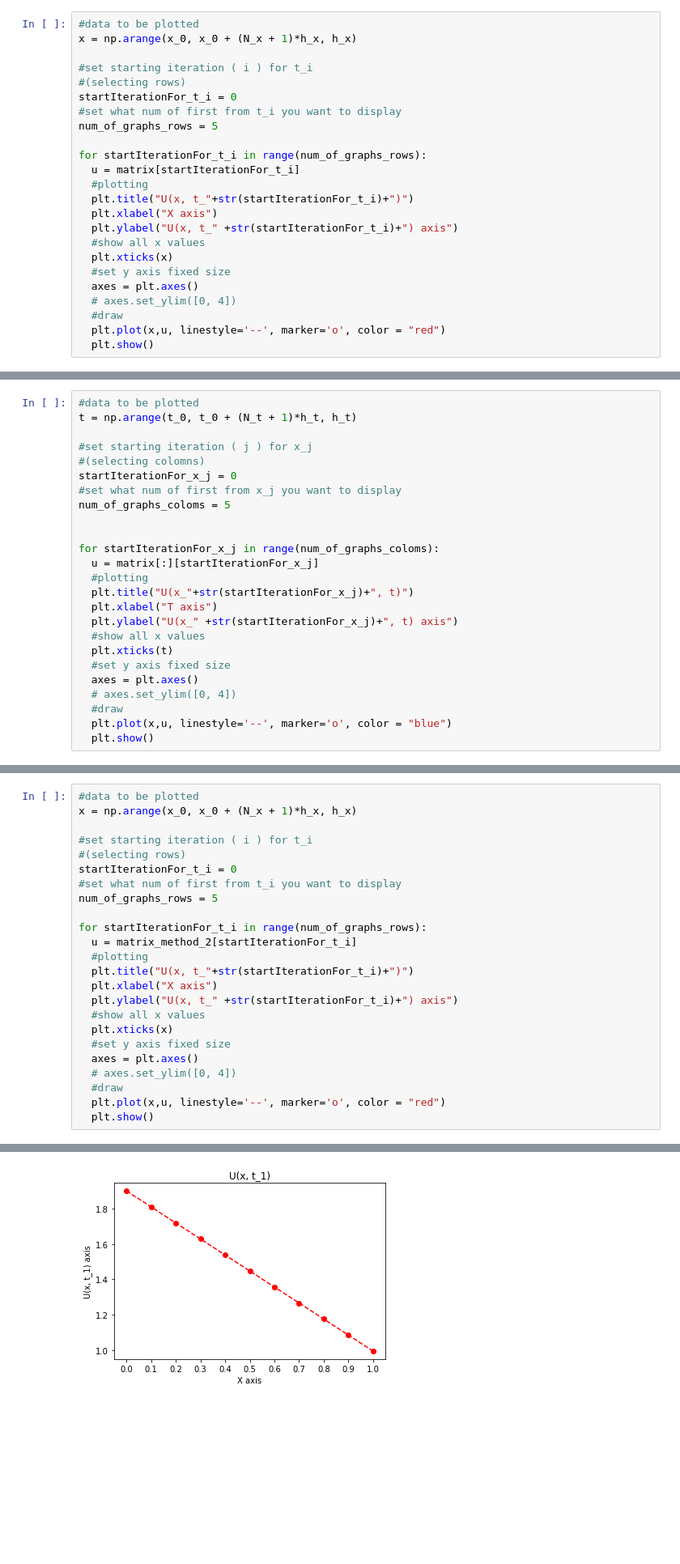
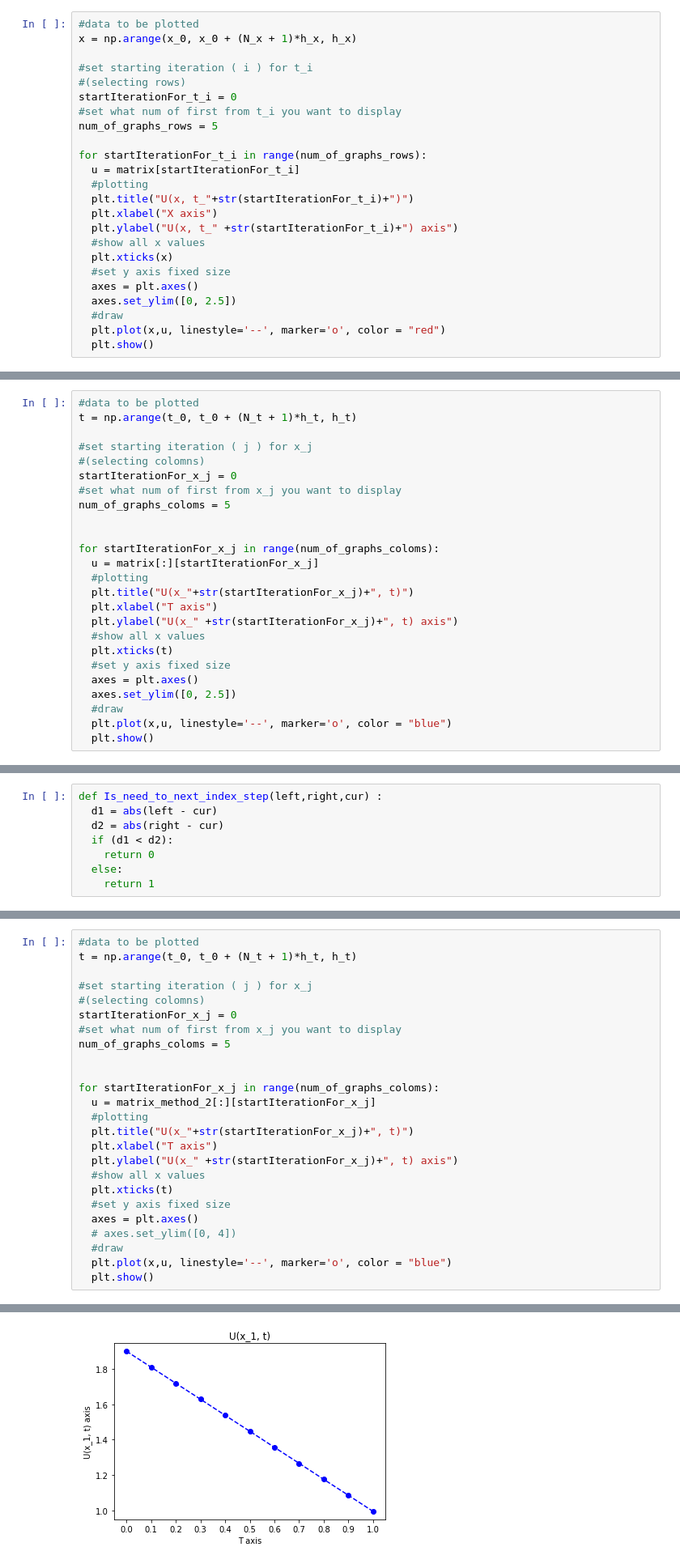
Before and after one commit to HIDDENDEN/Math_models, a Jupyter notebook: MyWork.ipynb, the cells around one changed output, grey strips where cells are left out. Shown at 81% size. Saved outputs shown, nothing was run; the diff lists cells and outputs as text; blank space fills up the shorter version.

```diff
--- a/MyWork.ipynb
+++ b/MyWork.ipynb
@@ -144,7 +144,7 @@ for startIterationFor_t_i in range(num_of_graphs_rows):
   plt.xticks(x)
   #set y axis fixed size
   axes = plt.axes()
-  # axes.set_ylim([0, 4])
+  axes.set_ylim([0, 2.5])
   #draw
   plt.plot(x,u, linestyle='--', marker='o', color = "red")
   plt.show()
@@ -177,7 +177,7 @@ for startIterationFor_x_j in range(num_of_graphs_coloms):
   plt.xticks(t)
   #set y axis fixed size
   axes = plt.axes()
-  # axes.set_ylim([0, 4])
+  axes.set_ylim([0, 2.5])
   #draw
   plt.plot(x,u, linestyle='--', marker='o', color = "blue")
   plt.show()
@@ -342,0 +343,8 @@ def integral_A_to_B_test(a,b,f, x_i, t_j):
+# %%
+def Is_need_to_next_index_step(left,right,cur) :
+  d1 = abs(left - cur)
+  d2 = abs(right - cur)
+  if (d1 < d2):
+    return 0
+  else:
+    return 1
@@ -756,26 +792,27 @@ for startIterationFor_t_i in range(num_of_graphs_rows):
 Drawing for U(x_const, t)
 # %%
 #data to be plotted
-x = np.arange(x_0, x_0 + (N_x + 1)*h_x, h_x)
+t = np.arange(t_0, t_0 + (N_t + 1)*h_t, h_t)
 
-#set starting iteration ( i ) for t_i
-#(selecting rows)
-startIterationFor_t_i = 0
-#set what num of first from t_i you want to display
-num_of_graphs_rows = 5
+#set starting iteration ( j ) for x_j
+#(selecting colomns)
+startIterationFor_x_j = 0
+#set what num of first from x_j you want to display
+num_of_graphs_coloms = 5
 
-for startIterationFor_t_i in range(num_of_graphs_rows):
-  u = matrix_method_2[startIterationFor_t_i]
+
+for startIterationFor_x_j in range(num_of_graphs_coloms):
+  u = matrix_method_2[:][startIterationFor_x_j]
   #plotting
-  plt.title("U(x, t_"+str(startIterationFor_t_i)+")")
-  plt.xlabel("X axis")
-  plt.ylabel("U(x, t_" +str(startIterationFor_t_i)+") axis")
+  plt.title("U(x_"+str(startIterationFor_x_j)+", t)")
+  plt.xlabel("T axis")
+  plt.ylabel("U(x_" +str(startIterationFor_x_j)+", t) axis")
   #show all x values
-  plt.xticks(x)
+  plt.xticks(t)
   #set y axis fixed size
   axes = plt.axes()
   # axes.set_ylim([0, 4])
   #draw
-  plt.plot(x,u, linestyle='--', marker='o', color = "red")
+  plt.plot(x,u, linestyle='--', marker='o', color = "blue")
   plt.show()
 # %% [output]
@@ -783 +820 @@ for startIterationFor_t_i in range(num_of_graphs_rows):
-[figure, old version]
+[figure, new version]
```
Also changed, not shown: parts of 32 cells of this notebook.
